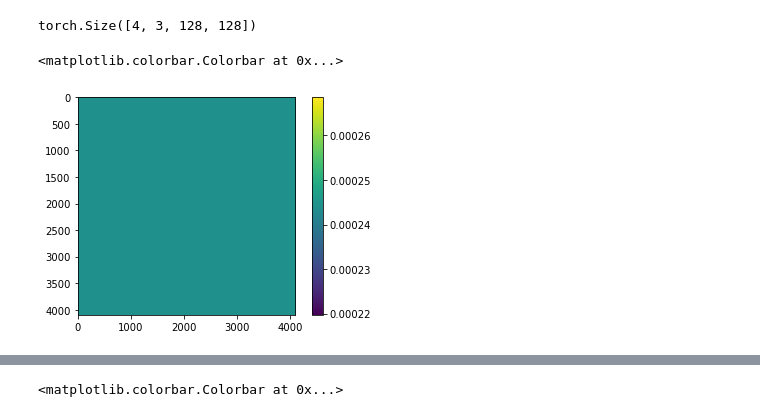
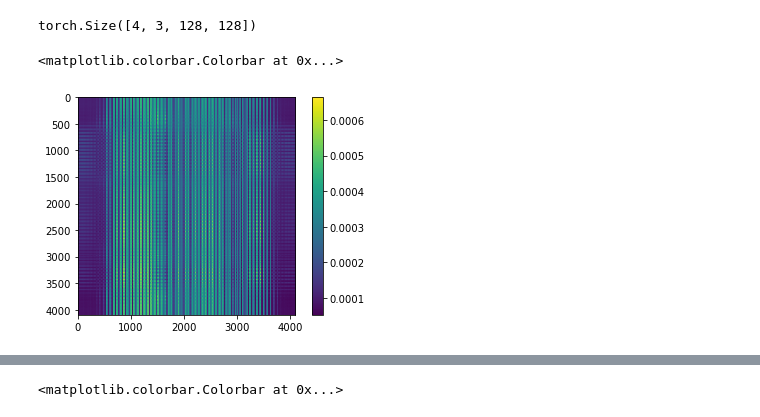
Before and after one commit to 00itamarts00/FacialLandmarkDetectionDETR, a Jupyter notebook: notebooks/visualize_attention_maps.ipynb, the cells around one changed output, grey strips where cells are left out. Cells and saved outputs as stored; diff of their text form; code cells hidden in the pictures.

```diff
--- a/notebooks/visualize_attention_maps.ipynb
+++ b/notebooks/visualize_attention_maps.ipynb
@@ -92,8 +92,8 @@ with torch.no_grad():
     [h.remove() for h in forward_pre_hooks]
 # %%
-plt.imshow(global_enc_atten_maps[4][0].detach().cpu().numpy().astype(np.float32))
+plt.imshow(global_enc_atten_maps[3][0].detach().cpu().numpy().astype(np.float32))
 plt.colorbar()
 # global_enc_atten_maps[0].shape
 # %% [output]
 <matplotlib.colorbar.Colorbar at 0x...>
-[figure, old version]
+[figure, new version]
```
Also changed, not shown: parts of 12 cells of this notebook.
